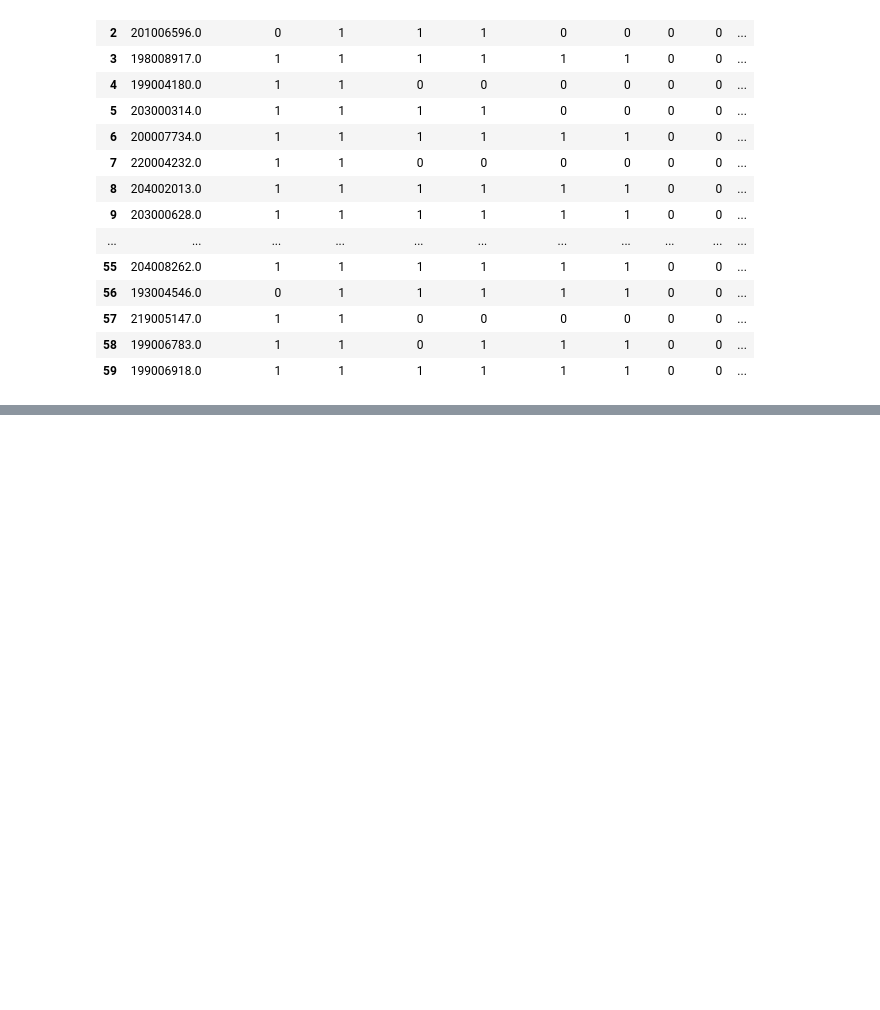
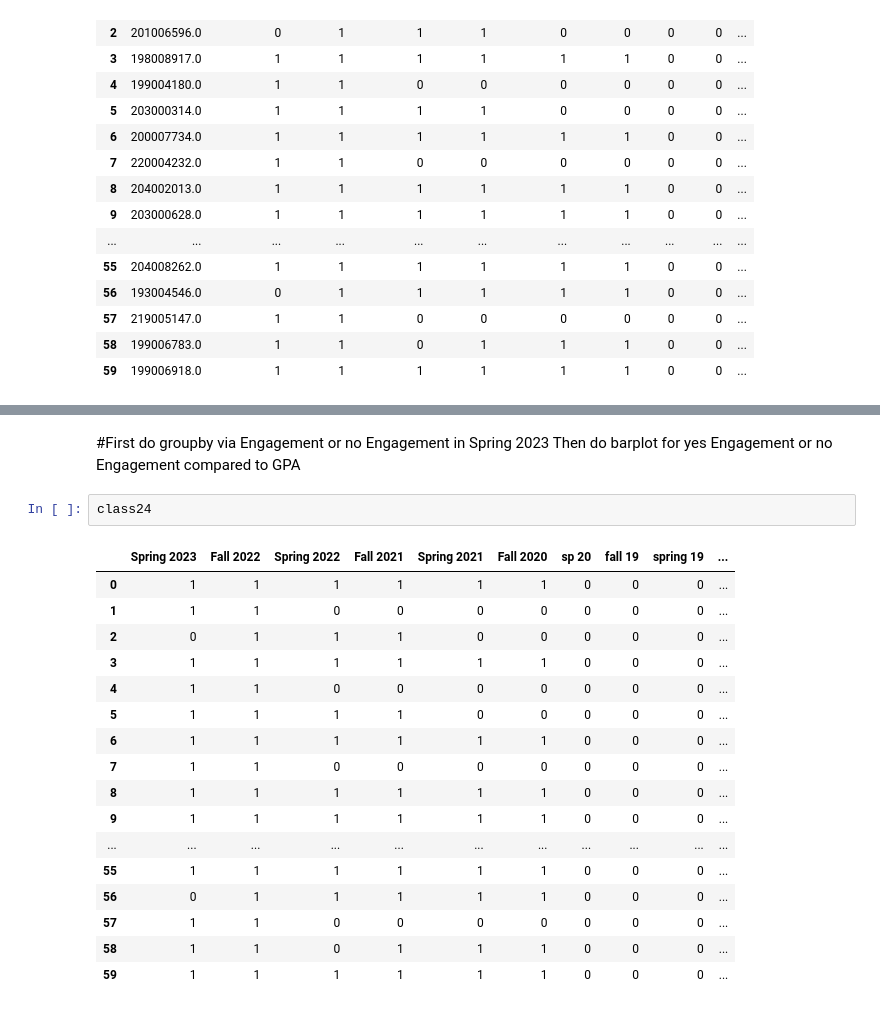
Before and after one commit to BrianKEverett/County-Line, a Jupyter notebook: C24_Review.ipynb, the cells around one changed output, grey strips where cells are left out. Drawn from its saved outputs; the diff is of its cells as text; blank space fills up the shorter version.

```diff
--- a/C24_Review.ipynb
+++ b/C24_Review.ipynb
@@ -183,0 +282,23 @@ class24
+# %% [markdown]
+#First do groupby via Engagement or no Engagement in Spring 2023
+Then do barplot for yes Engagement or no Engagement compared to GPA
+# %%
+class24
+# %% [output]
+|  | Spring 2023 | Fall 2022 | Spring 2022 | Fall 2021 | Spring 2021 | Fall 2020 | sp 20 | fall 19 | spring 19 | ... |
+| 0 | 1 | 1 | 1 | 1 | 1 | 1 | 0 | 0 | 0 | ... |
+| 1 | 1 | 1 | 0 | 0 | 0 | 0 | 0 | 0 | 0 | ... |
+| 2 | 0 | 1 | 1 | 1 | 0 | 0 | 0 | 0 | 0 | ... |
+| 3 | 1 | 1 | 1 | 1 | 1 | 1 | 0 | 0 | 0 | ... |
+| 4 | 1 | 1 | 0 | 0 | 0 | 0 | 0 | 0 | 0 | ... |
+| 5 | 1 | 1 | 1 | 1 | 0 | 0 | 0 | 0 | 0 | ... |
+| 6 | 1 | 1 | 1 | 1 | 1 | 1 | 0 | 0 | 0 | ... |
+| 7 | 1 | 1 | 0 | 0 | 0 | 0 | 0 | 0 | 0 | ... |
+| 8 | 1 | 1 | 1 | 1 | 1 | 1 | 0 | 0 | 0 | ... |
+| 9 | 1 | 1 | 1 | 1 | 1 | 1 | 0 | 0 | 0 | ... |
+| ... | ... | ... | ... | ... | ... | ... | ... | ... | ... | ... |
+| 55 | 1 | 1 | 1 | 1 | 1 | 1 | 0 | 0 | 0 | ... |
+| 56 | 0 | 1 | 1 | 1 | 1 | 1 | 0 | 0 | 0 | ... |
+| 57 | 1 | 1 | 0 | 0 | 0 | 0 | 0 | 0 | 0 | ... |
+| 58 | 1 | 1 | 0 | 1 | 1 | 1 | 0 | 0 | 0 | ... |
+| 59 | 1 | 1 | 1 | 1 | 1 | 1 | 0 | 0 | 0 | ... |
```
Also changed, not shown: parts of 10 cells of this notebook.
